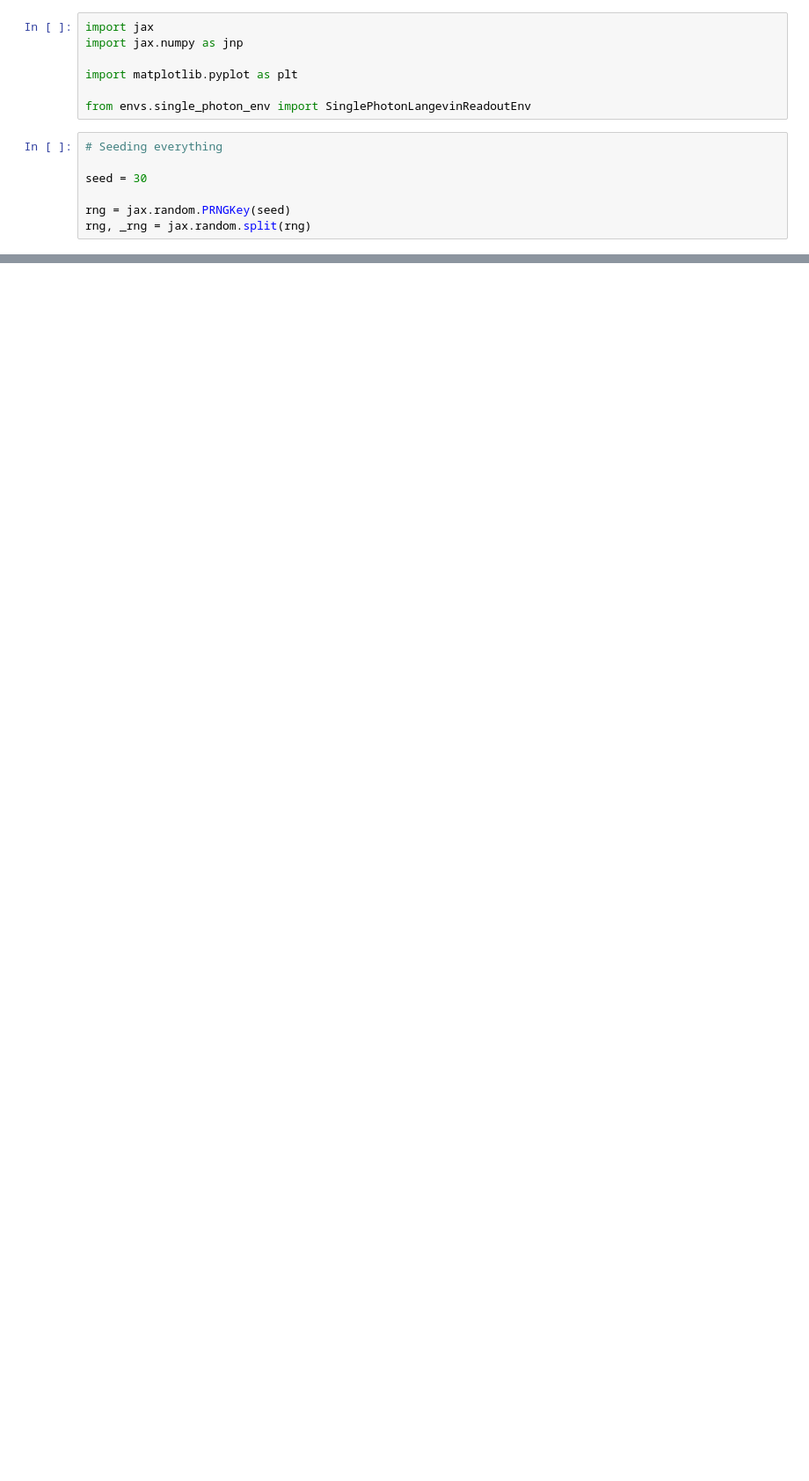
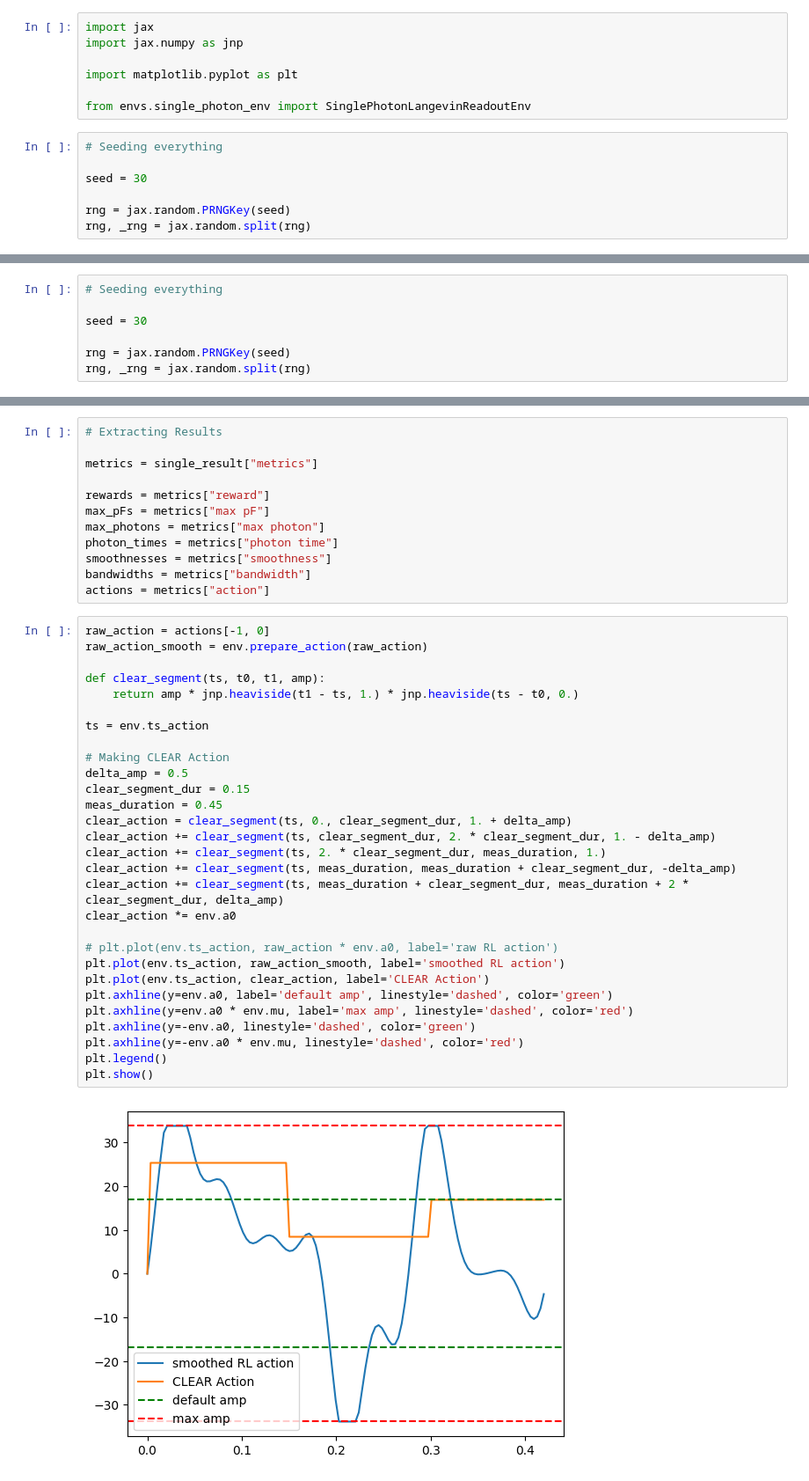
Before and after one commit to AnikenC/ReadoutWithRL, a Jupyter notebook: readoutWithRL/MLControl/clear_regime.ipynb, the cells around one changed output, grey strips where cells are left out. Shown at 88% size. Drawn from its saved outputs; the diff is of its cells as text; blank space fills up the shorter version.

```diff
--- a/readoutWithRL/MLControl/clear_regime.ipynb
+++ b/readoutWithRL/MLControl/clear_regime.ipynb
@@ -89,0 +119,7 @@ env.rollout_action(_rng, standard_action)
+# %%
+# Seeding everything
+
+seed = 30
+
+rng = jax.random.PRNGKey(seed)
+rng, _rng = jax.random.split(rng)
@@ -89,0 +154,43 @@ env.rollout_action(_rng, standard_action)
+# %%
+# Extracting Results
+
+metrics = single_result["metrics"]
+
+rewards = metrics["reward"]
+max_pFs = metrics["max pF"]
+max_photons = metrics["max photon"]
+photon_times = metrics["photon time"]
+smoothnesses = metrics["smoothness"]
+bandwidths = metrics["bandwidth"]
+actions = metrics["action"]
+# %%
+raw_action = actions[-1, 0]
+raw_action_smooth = env.prepare_action(raw_action)
+
+def clear_segment(ts, t0, t1, amp):
+    return amp * jnp.heaviside(t1 - ts, 1.) * jnp.heaviside(ts - t0, 0.)
+
+ts = env.ts_action
+
+# Making CLEAR Action
+delta_amp = 0.5
+clear_segment_dur = 0.15
+meas_duration = 0.45
+clear_action = clear_segment(ts, 0., clear_segment_dur, 1. + delta_amp)
+clear_action += clear_segment(ts, clear_segment_dur, 2. * clear_segment_dur, 1. - delta_amp)
+clear_action += clear_segment(ts, 2. * clear_segment_dur, meas_duration, 1.)
+clear_action += clear_segment(ts, meas_duration, meas_duration + clear_segment_dur, -delta_amp)
+clear_action += clear_segment(ts, meas_duration + clear_segment_dur, meas_duration + 2 * clear_segment_dur, delta_amp)
+clear_action *= env.a0
+
+# plt.plot(env.ts_action, raw_action * env.a0, label='raw RL action')
+plt.plot(env.ts_action, raw_action_smooth, label='smoothed RL action')
+plt.plot(env.ts_action, clear_action, label='CLEAR Action')
+plt.axhline(y=env.a0, label='default amp', linestyle='dashed', color='green')
+plt.axhline(y=env.a0 * env.mu, label='max amp', linestyle='dashed', color='red')
+plt.axhline(y=-env.a0, linestyle='dashed', color='green')
+plt.axhline(y=-env.a0 * env.mu, linestyle='dashed', color='red')
+plt.legend()
+plt.show()
+# %% [output]
+[figure, added]
```
Also changed, not shown: parts of 31 cells of this notebook, 5 other files.
